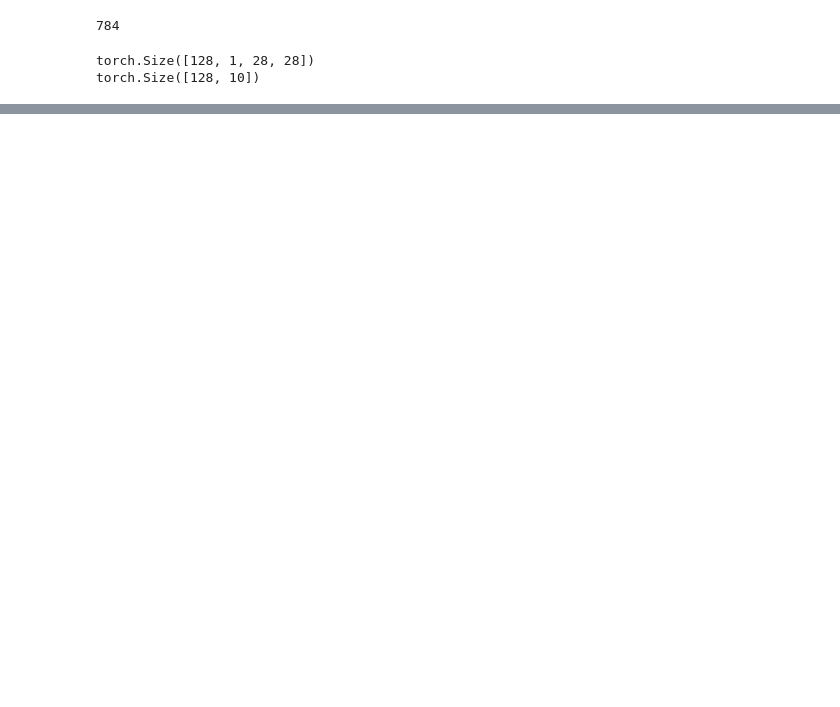
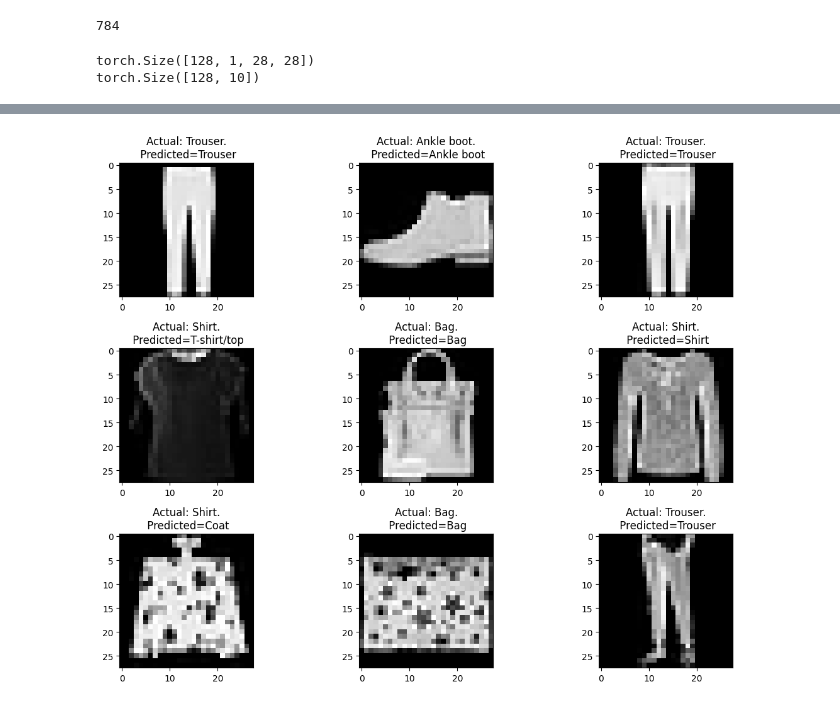
Before and after one commit to rudraxx/pytorch, a Jupyter notebook: 05_fashion_mnist_CNN_tutorial.ipynb, the cells around one changed output, grey strips where cells are left out. Saved outputs shown, nothing was run; the diff lists cells and outputs as text; code cells hidden in the pictures; blank space fills up the shorter version.

```diff
--- a/05_fashion_mnist_CNN_tutorial.ipynb
+++ b/05_fashion_mnist_CNN_tutorial.ipynb
@@ -258,0 +289,34 @@ print(f"Accuracy on test set = {correct_samples}/{total_samples}")
+# %%
+# Show a few predictions
+
+dl_example = DataLoader(ds_test,batch_size=9,shuffle=True)
+
+images, labels = next(iter(dl_example))
+
+# print(images.shape[0])
+#Predict
+import matplotlib.gridspec as gridspec
+
+pred_labels = model(images.to(device))
+pred_labels = torch.argmax(pred_labels,axis=1)
+
+rows=3
+cols=3
+
+figure = plt.figure(figsize=(12,9))
+# figure, axes = plt.subplots(3, 3, figsize=(8, 8))
+
+for idx in range(images.shape[0]):
+
+  image = images[idx]
+  label = labels[idx].item()
+  pred_label = pred_labels[idx].item()
+  # print(label, pred_label)
+
+  figure.add_subplot(rows, cols, idx+1)
+  plt.imshow(image.permute(1,2,0), cmap='gray')
+  plt.title(f"Actual: {labels_dict[label]}.\n Predicted={labels_dict[pred_label]}")
+
+plt.tight_layout()
+# %% [output]
+[figure, added]
```
Also changed, not shown: parts of 8 cells of this notebook.
